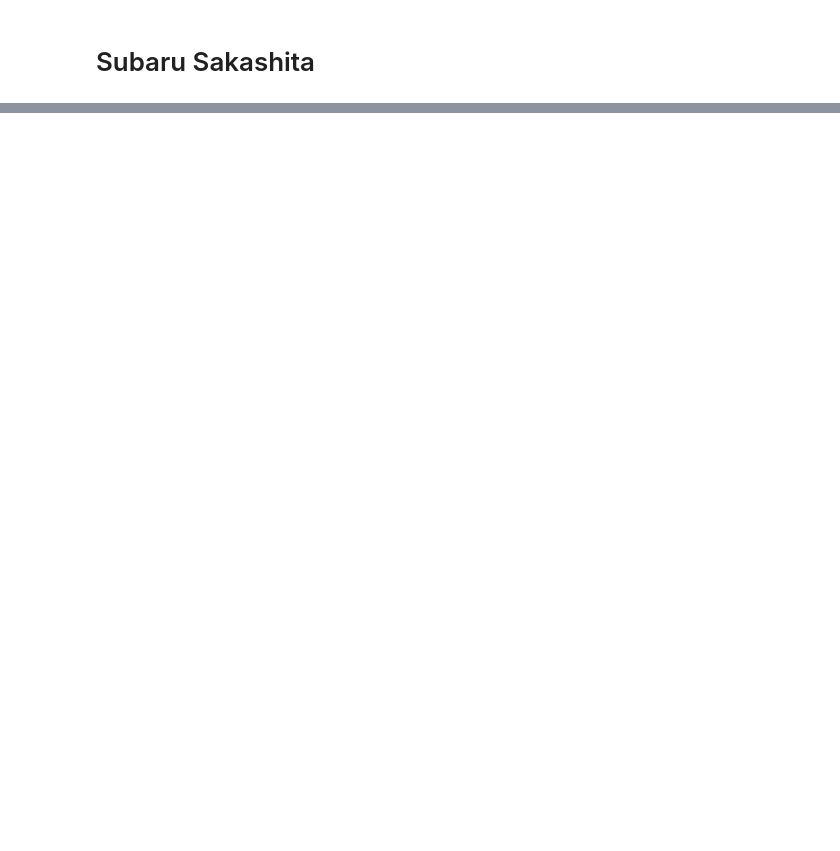
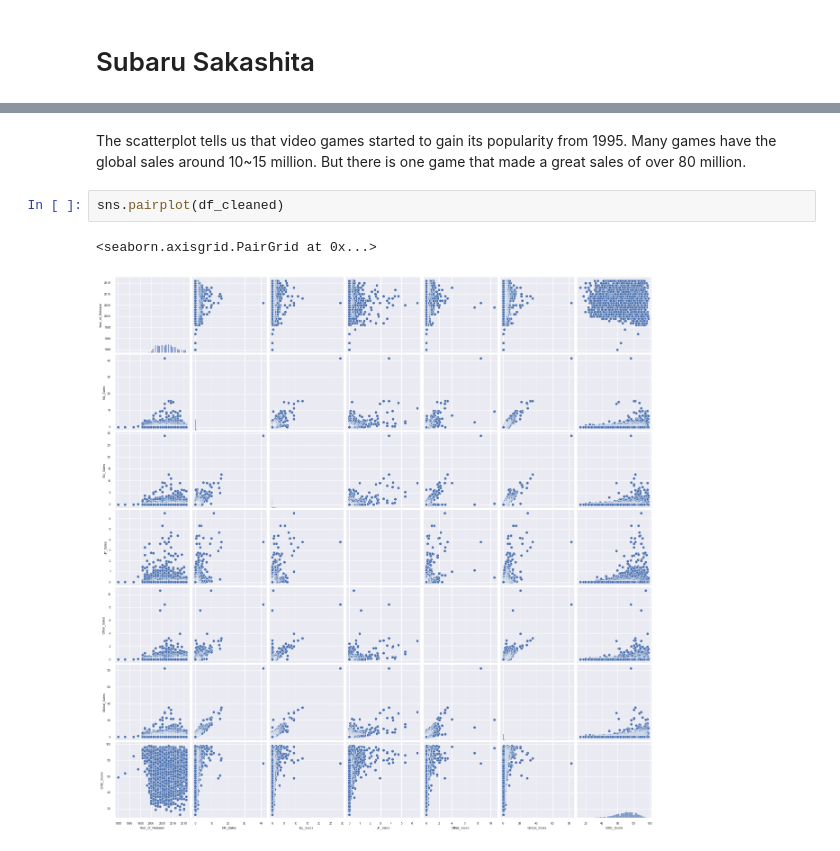
Before and after one commit to ubco-W2022T1-cosc301/project-group22, a Jupyter notebook: notebooks/analysis1.ipynb, the cells around one changed output, grey strips where cells are left out. Drawn from its saved outputs; the diff is of its cells as text; blank space fills up the shorter version.

```diff
--- a/notebooks/analysis1.ipynb
+++ b/notebooks/analysis1.ipynb
@@ -24,0 +76,8 @@ e
+# %% [markdown]
+The scatterplot tells us that video games started to gain its popularity from 1995.
+Many games have the global sales around 10~15 million. But there is one game that made a great sales of over 80 million.
+# %%
+sns.pairplot(df_cleaned)
+# %% [output]
+<seaborn.axisgrid.PairGrid at 0x...>
+[figure, added]
```
Also changed, not shown: parts of 15 cells of this notebook, 3 other files.
